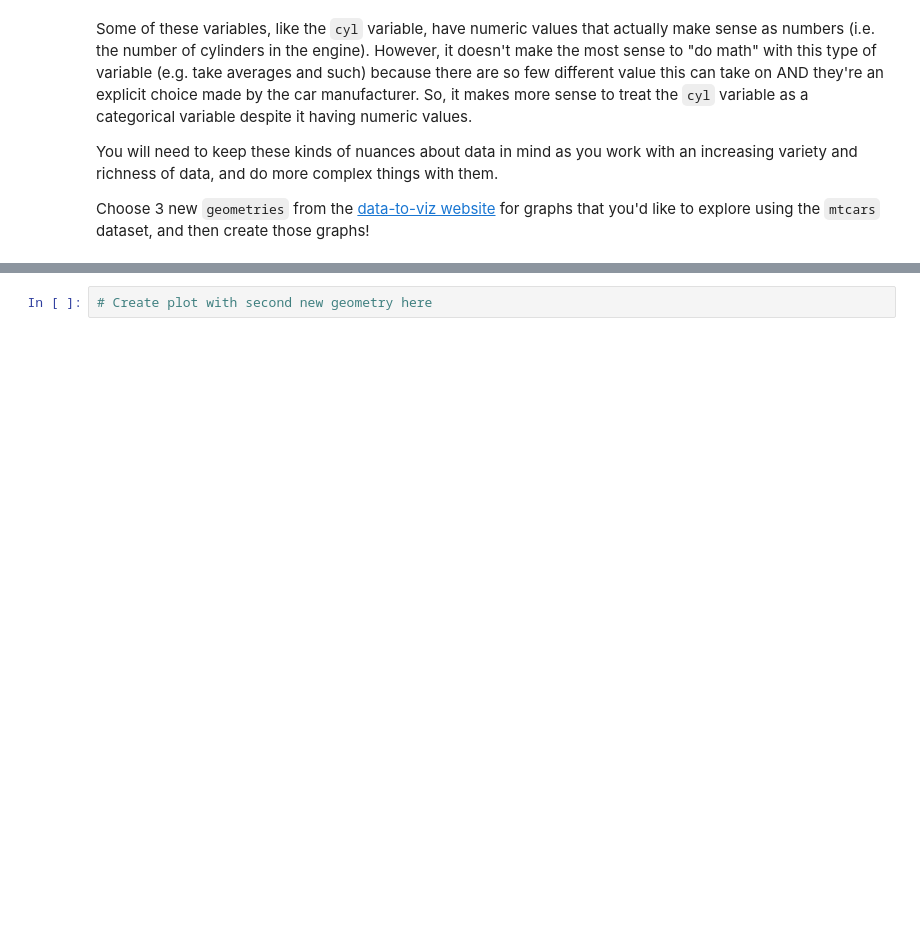
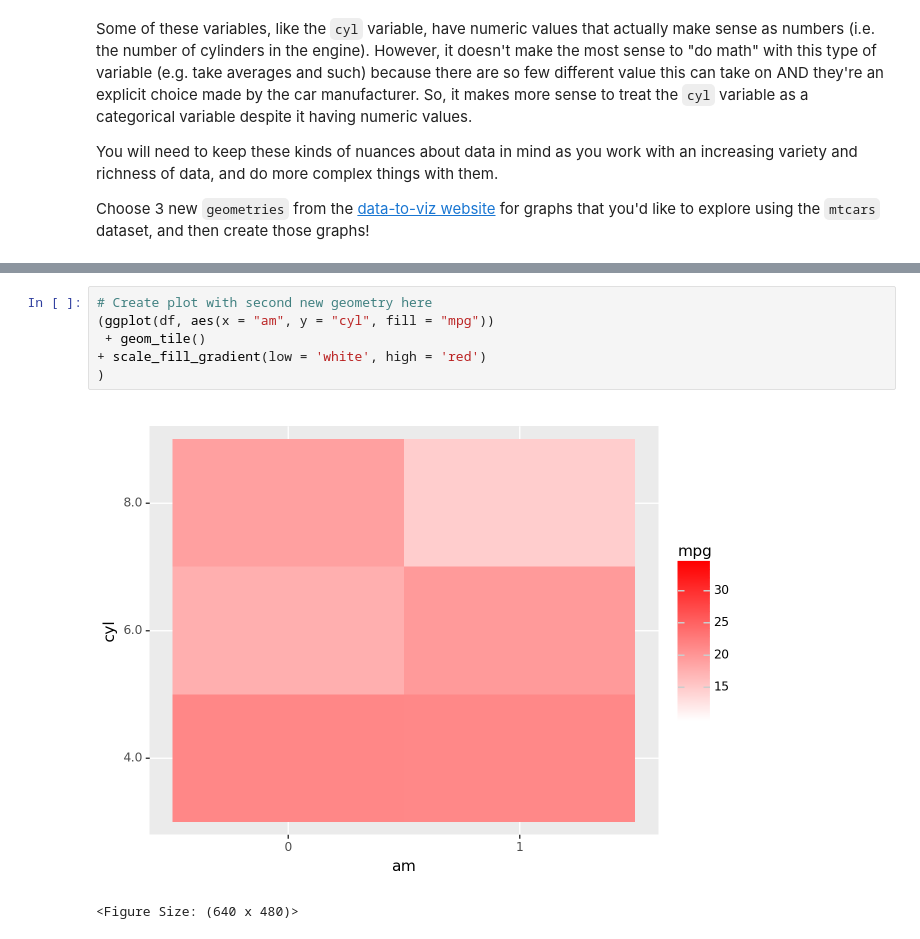
Before and after one commit to JakeLamb455/GSB544, a Jupyter notebook: Introduction_to_Data_Viz_Using_mtcars_Dataset.ipynb, the cells around one changed output, grey strips where cells are left out. Drawn from its saved outputs; the diff is of its cells as text; blank space fills up the shorter version.

```diff
--- a/Introduction_to_Data_Viz_Using_mtcars_Dataset.ipynb
+++ b/Introduction_to_Data_Viz_Using_mtcars_Dataset.ipynb
@@ -106,4 +104,11 @@ Choose 3 new `geometries` from the [data-to-viz website](https://www.data-to-viz
 # %%
 # Create plot with second new geometry here
+(ggplot(df, aes(x = "am", y = "cyl", fill = "mpg"))
+ + geom_tile()
++ scale_fill_gradient(low = 'white', high = 'red')
+)
+# %% [output]
+[figure, added]
+<Figure Size: (640 x 480)>
 # %%
 # Create plot with third new geometry here
```
Also changed, not shown: parts of 9 cells of this notebook.
